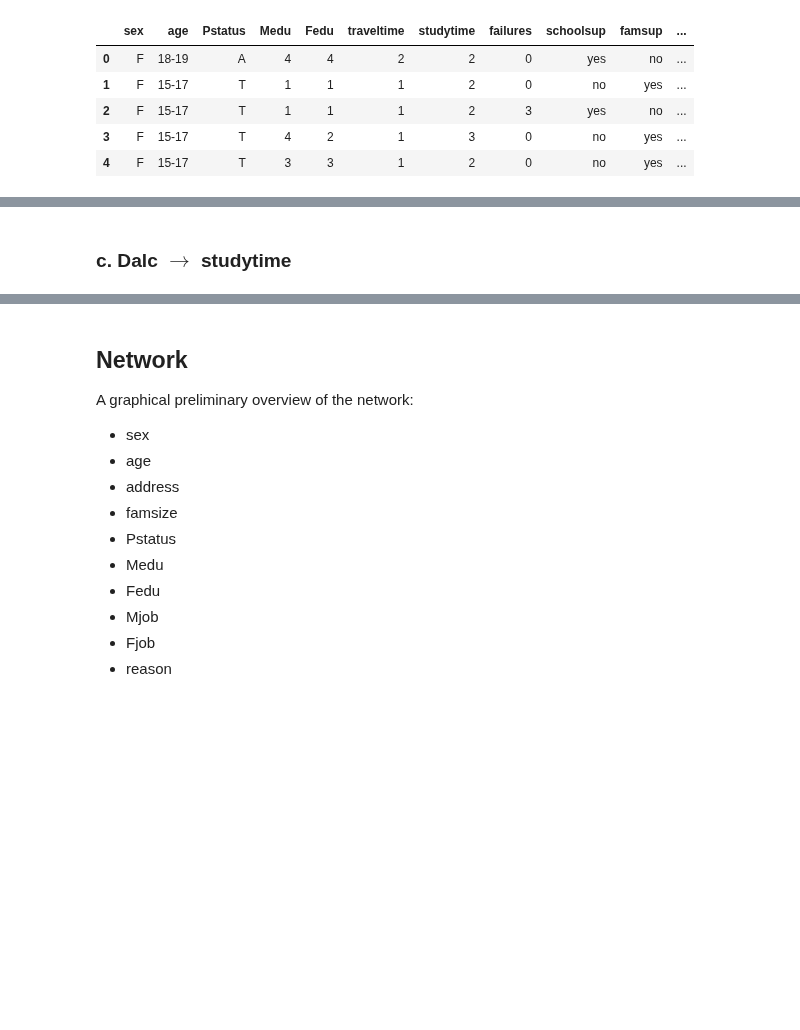
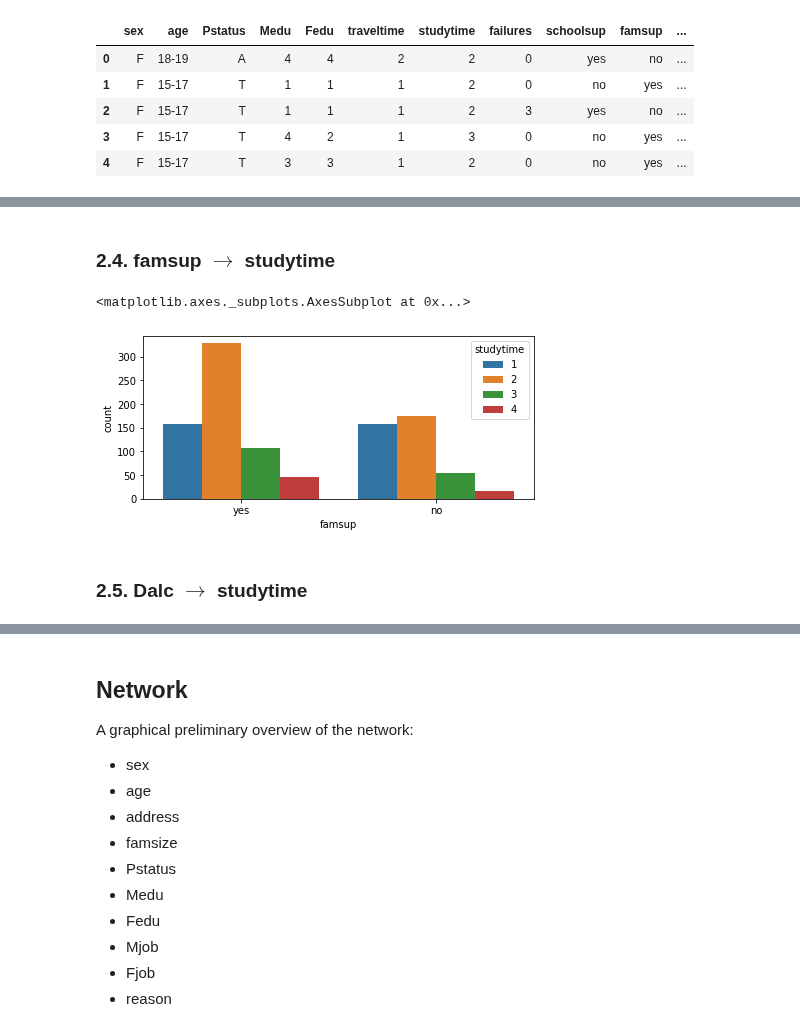
Before and after one commit to Mikalb98/StudentAnalysis-BayesianNetwork, a Jupyter notebook: Bayesian Model.ipynb, the cells around one changed output, grey strips where cells are left out. Cells and saved outputs as stored; diff of their text form; code cells hidden in the pictures; blank space fills up the shorter version.

```diff
--- a/Bayesian Model.ipynb
+++ b/Bayesian Model.ipynb
@@ -555,2 +590,14 @@ In our opinion, the features that directly influence the curricular performance
+# %% [markdown]
+### 2.4. famsup $\rightarrow$ studytime
+# %%
+plt.figure(figsize=(7,3))
+sns.countplot(data=df_new,
+              x='famsup',
+              hue='studytime',
+              order=['yes','no'],
+             )
+# %% [output]
+<matplotlib.axes._subplots.AxesSubplot at 0x...>
+[figure, added]
 # %% [markdown]
-### c. Dalc $\rightarrow$ studytime
+### 2.5. Dalc $\rightarrow$ studytime
```
Also changed, not shown: parts of 42 cells of this notebook.
